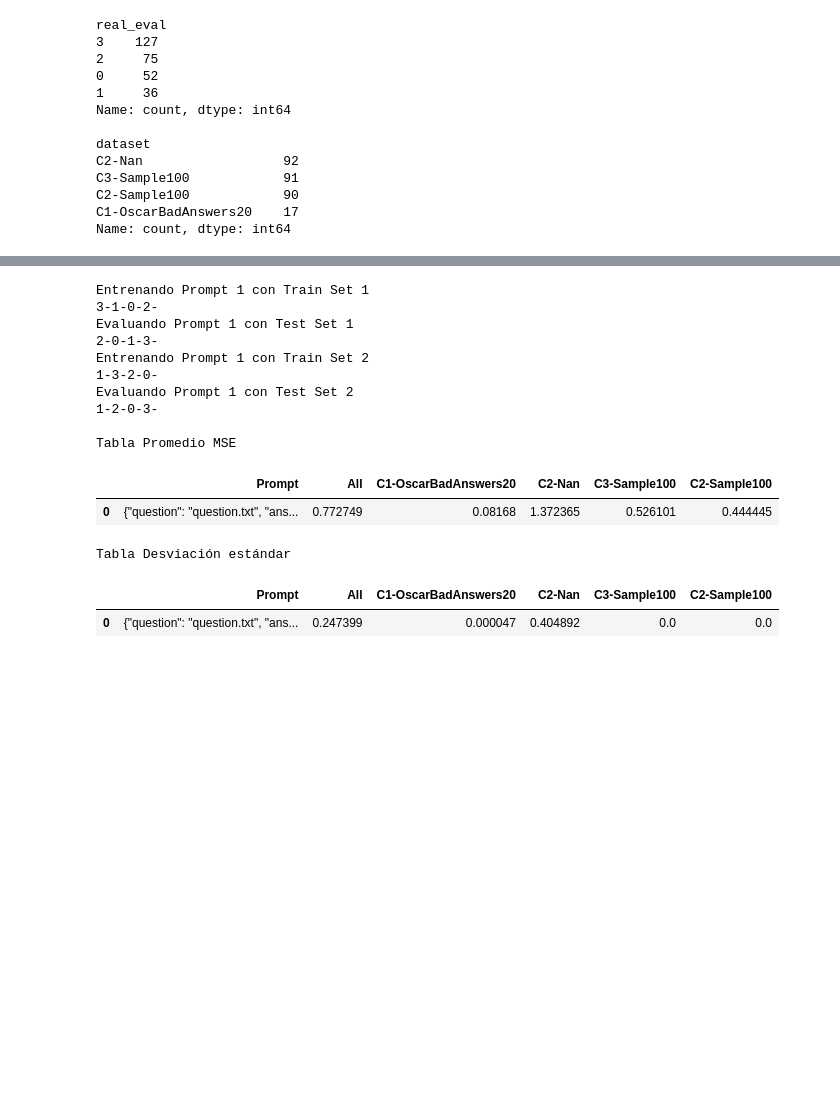
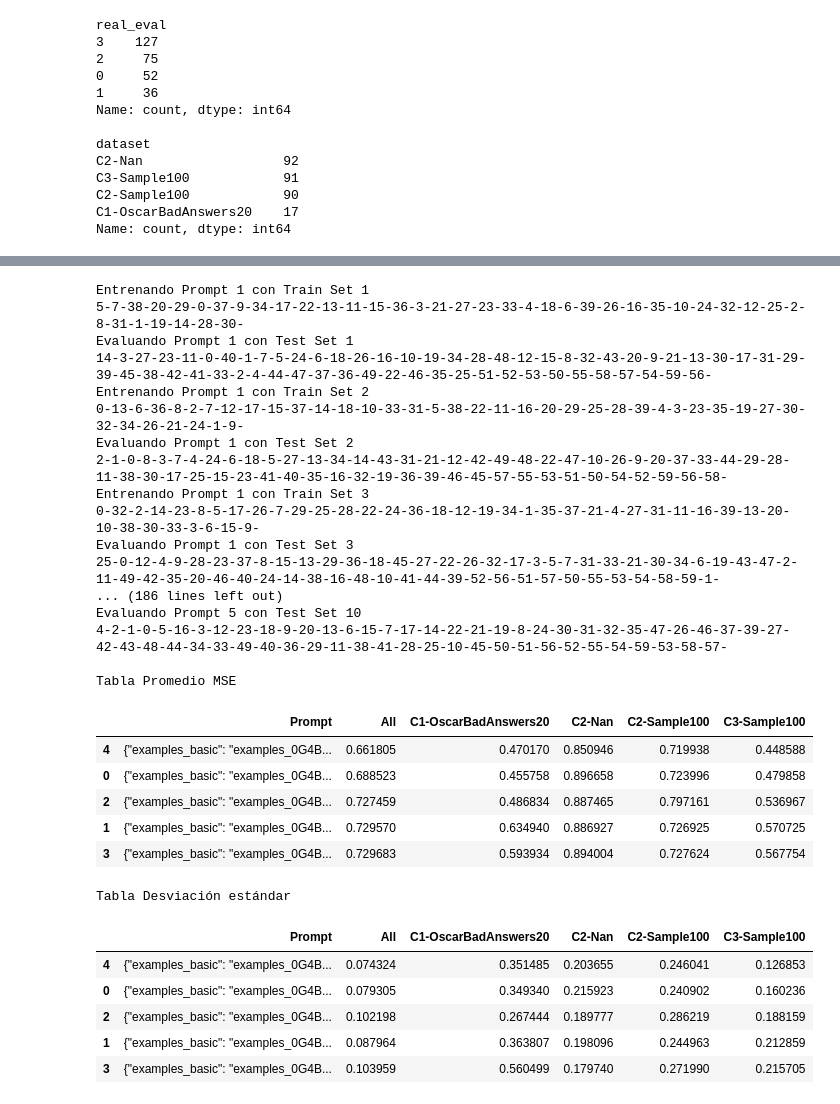
Before and after one commit to OscarRojasG/Experimentos-GPTValidator, a Jupyter notebook: Framework_Experimentos.ipynb, the cells around one changed output, grey strips where cells are left out. Drawn from its saved outputs; the diff is of its cells as text; code cells hidden in the pictures; blank space fills up the shorter version.

```diff
--- a/Framework_Experimentos.ipynb
+++ b/Framework_Experimentos.ipynb
@@ -696,10 +699,11 @@ C1-OscarBadAnswers20    17
 Name: count, dtype: int64
 # %%
 prompt_data = {
+    "examples_basic": "examples_0G4B_basic.txt",
     "question": "question.txt",
     "answer": "answer.txt",
     "instructions": {
-        "score": "score_single.txt",
+        "score": "*",
     }
 }
 
@@ -720,18 +731,33 @@ Python dict:
 # %%
-x = experiment(df, prompts, repetitions=2, eval_function="map", eval_params=None, train_set_size=4, test_set_size=4, seed=42)
+x = experiment(df, prompts, repetitions=10, eval_function="map", eval_params=None, train_set_size=40, test_set_size=60, seed=42)
 # %% [output]
 Entrenando Prompt 1 con Train Set 1
-3-1-0-2-
+5-7-38-20-29-0-37-9-34-17-22-13-11-15-36-3-21-27-23-33-4-18-6-39-26-16-35-10-24-32-12-25-2-8-31-1-19-14-28-30-
 Evaluando Prompt 1 con Test Set 1
-2-0-1-3-
+14-3-27-23-11-0-40-1-7-5-24-6-18-26-16-10-19-34-28-48-12-15-8-32-43-20-9-21-13-30-17-31-29-39-45-38-42-41-33-2-4-44-47-37-36-49-22-46-35-25-51-52-53-50-55-58-57-54-59-56-
 Entrenando Prompt 1 con Train Set 2
-1-3-2-0-
+0-13-6-36-8-2-7-12-17-15-37-14-18-10-33-31-5-38-22-11-16-20-29-25-28-39-4-3-23-35-19-27-30-32-34-26-21-24-1-9-
 Evaluando Prompt 1 con Test Set 2
-1-2-0-3-
+2-1-0-8-3-7-4-24-6-18-5-27-13-34-14-43-31-21-12-42-49-48-22-47-10-26-9-20-37-33-44-29-28-11-38-30-17-25-15-23-41-40-35-16-32-19-36-39-46-45-57-55-53-51-50-54-52-59-56-58-
+Entrenando Prompt 1 con Train Set 3
+0-32-2-14-23-8-5-17-26-7-29-25-28-22-24-36-18-12-19-34-1-35-37-21-4-27-31-11-16-39-13-20-10-38-30-33-3-6-15-9-
+Evaluando Prompt 1 con Test Set 3
+25-0-12-4-9-28-23-37-8-15-13-29-36-18-45-27-22-26-32-17-3-5-7-31-33-21-30-34-6-19-43-47-2-11-49-42-35-20-46-40-24-14-38-16-48-10-41-44-39-52-56-51-57-50-55-53-54-58-59-1-
+... (186 lines left out)
+Evaluando Prompt 5 con Test Set 10
+4-2-1-0-5-16-3-12-23-18-9-20-13-6-15-7-17-14-22-21-19-8-24-30-31-32-35-47-26-46-37-39-27-42-43-48-44-34-33-49-40-36-29-11-38-41-28-25-10-45-50-51-56-52-55-54-59-53-58-57-
 
 Tabla Promedio MSE
-|  | Prompt | All | C1-OscarBadAnswers20 | C2-Nan | C3-Sample100 | C2-Sample100 |
-| 0 | {"question": "question.txt", "ans... | 0.772749 | 0.08168 | 1.372365 | 0.526101 | 0.444445 |
+|  | Prompt | All | C1-OscarBadAnswers20 | C2-Nan | C2-Sample100 | C3-Sample100 |
+| 4 | {"examples_basic": "examples_0G4B... | 0.661805 | 0.470170 | 0.850946 | 0.719938 | 0.448588 |
+| 0 | {"examples_basic": "examples_0G4B... | 0.688523 | 0.455758 | 0.896658 | 0.723996 | 0.479858 |
+| 2 | {"examples_basic": "examples_0G4B... | 0.727459 | 0.486834 | 0.887465 | 0.797161 | 0.536967 |
+| 1 | {"examples_basic": "examples_0G4B... | 0.729570 | 0.634940 | 0.886927 | 0.726925 | 0.570725 |
+| 3 | {"examples_basic": "examples_0G4B... | 0.729683 | 0.593934 | 0.894004 | 0.727624 | 0.567754 |
 Tabla Desviación estándar
-|  | Prompt | All | C1-OscarBadAnswers20 | C2-Nan | C3-Sample100 | C2-Sample100 |
-| 0 | {"question": "question.txt", "ans... | 0.247399 | 0.000047 | 0.404892 | 0.0 | 0.0 |
+|  | Prompt | All | C1-OscarBadAnswers20 | C2-Nan | C2-Sample100 | C3-Sample100 |
+| 4 | {"examples_basic": "examples_0G4B... | 0.074324 | 0.351485 | 0.203655 | 0.246041 | 0.126853 |
+| 0 | {"examples_basic": "examples_0G4B... | 0.079305 | 0.349340 | 0.215923 | 0.240902 | 0.160236 |
+| 2 | {"examples_basic": "examples_0G4B... | 0.102198 | 0.267444 | 0.189777 | 0.286219 | 0.188159 |
+| 1 | {"examples_basic": "examples_0G4B... | 0.087964 | 0.363807 | 0.198096 | 0.244963 | 0.212859 |
+| 3 | {"examples_basic": "examples_0G4B... | 0.103959 | 0.560499 | 0.179740 | 0.271990 | 0.215705 |
```
Also changed, not shown: parts of 2 cells of this notebook.
